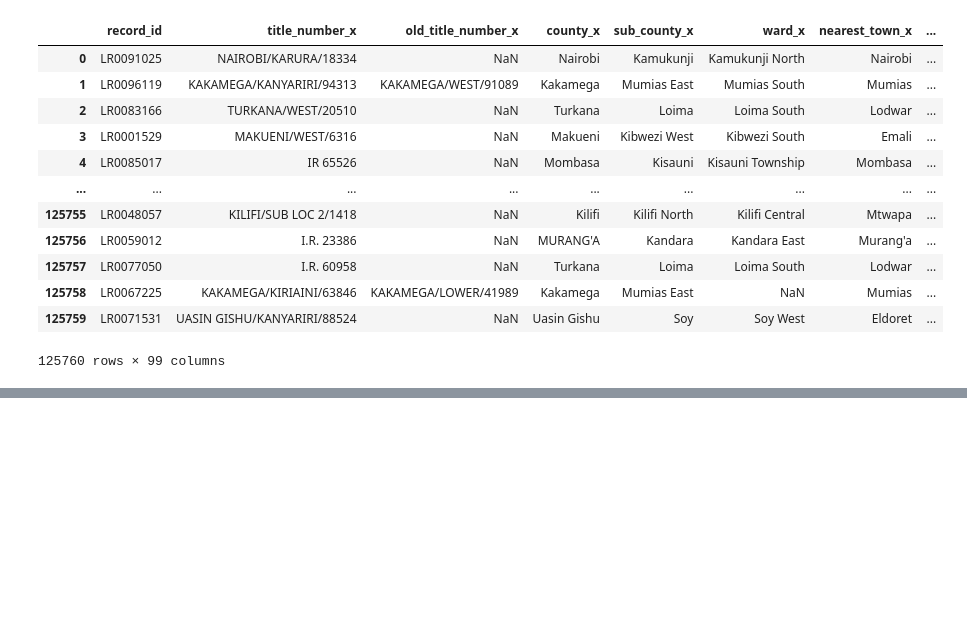
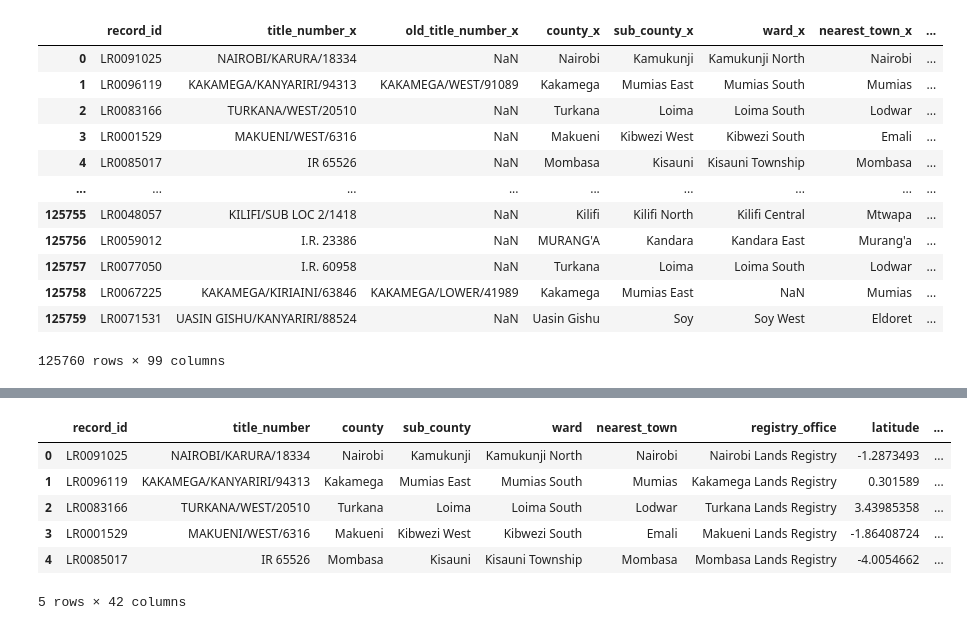
Before and after one commit to derrick4411/land-title-verification-ownership-intelligence-system, a Jupyter notebook: land_intelligence.ipynb, the cells around one changed output, grey strips where cells are left out. Cells and saved outputs as stored; diff of their text form; code cells hidden in the pictures; blank space fills up the shorter version.

```diff
--- a/land_intelligence.ipynb
+++ b/land_intelligence.ipynb
@@ -56,0 +126,2 @@ df
+# %%
+df=df.drop(columns=[c for c in df.columns if null_df[c]>50])
@@ -56,0 +173,10 @@ df
+# %%
+df.head()
+# %% [output]
+|  | record_id | title_number | county | sub_county | ward | nearest_town | registry_office | latitude | ... |
+| 0 | LR0091025 | NAIROBI/KARURA/18334 | Nairobi | Kamukunji | Kamukunji North | Nairobi | Nairobi Lands Registry | -1.2873493 | ... |
+| 1 | LR0096119 | KAKAMEGA/KANYARIRI/94313 | Kakamega | Mumias East | Mumias South | Mumias | Kakamega Lands Registry | 0.301589 | ... |
+| 2 | LR0083166 | TURKANA/WEST/20510 | Turkana | Loima | Loima South | Lodwar | Turkana Lands Registry | 3.43985358 | ... |
+| 3 | LR0001529 | MAKUENI/WEST/6316 | Makueni | Kibwezi West | Kibwezi South | Emali | Makueni Lands Registry | -1.86408724 | ... |
+| 4 | LR0085017 | IR 65526 | Mombasa | Kisauni | Kisauni Township | Mombasa | Mombasa Lands Registry | -4.0054662 | ... |
+5 rows × 42 columns
```
Also changed, not shown: parts of 20 cells of this notebook.
